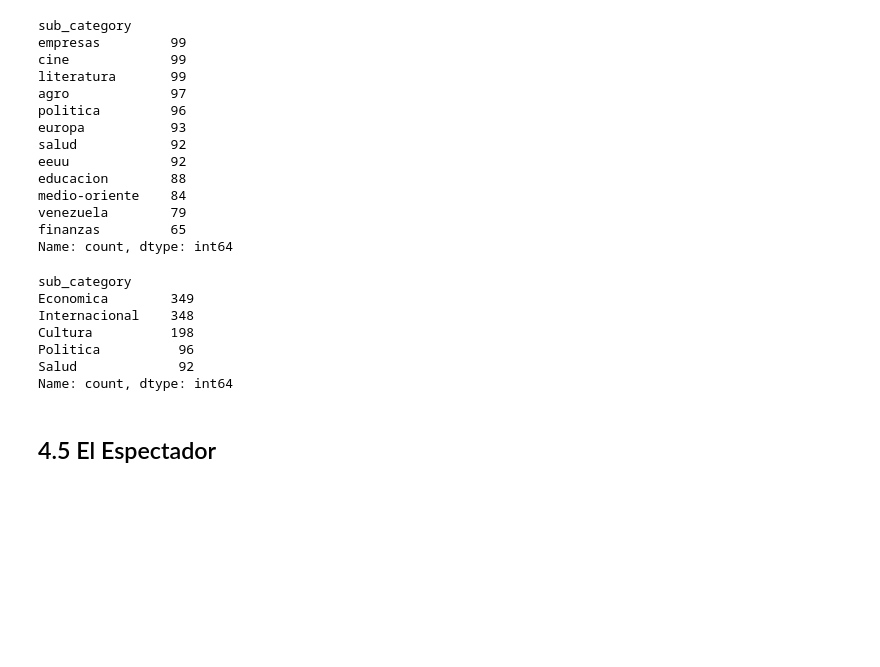
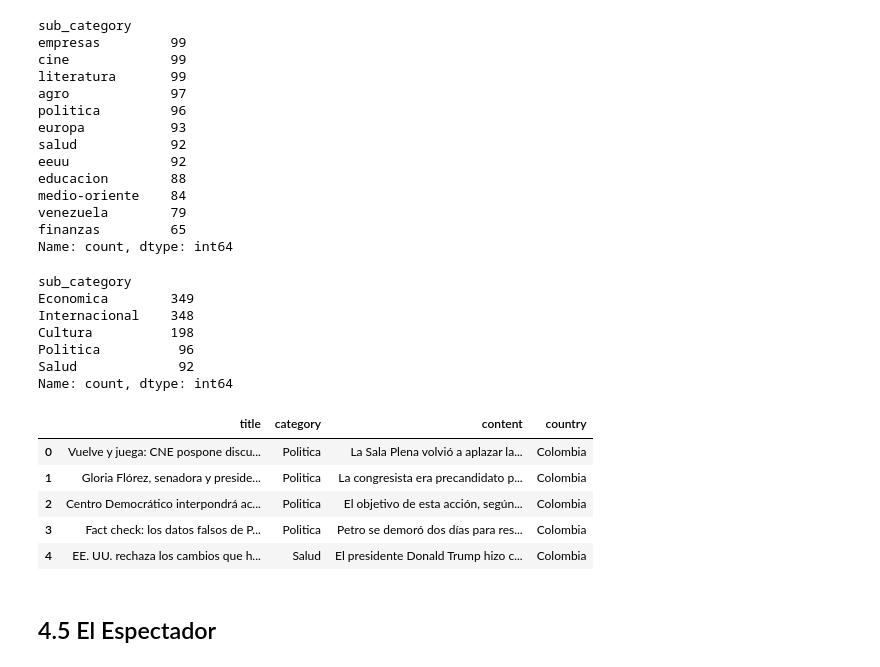
Before and after one commit to BlueAutomata/tesis-optimizacion-de-modelos-de-question-answering, a Jupyter notebook: src/notebooks/02_1_data_preprocessing.ipynb, the cells around one changed output. Cells and saved outputs as stored; diff of their text form; code cells hidden in the pictures; blank space fills up the shorter version.

```diff
--- a/src/notebooks/02_1_data_preprocessing.ipynb
+++ b/src/notebooks/02_1_data_preprocessing.ipynb
@@ -1074,6 +1115,21 @@ Cultura          198
 Politica          96
 Salud             92
 Name: count, dtype: int64
+# %%
+# Replace values in 'category' with those from 'sub_category'
+bronze_df_el_colombiano_standardized["category"] = bronze_df_el_colombiano_standardized["sub_category"]
+
+# Drop the 'sub_category' column
+bronze_df_el_colombiano_standardized = bronze_df_el_colombiano_standardized.drop(columns=["sub_category"])
+# %%
+bronze_df_el_colombiano_standardized.head()
+# %% [output]
+|  | title | category | content | country |
+| 0 | Vuelve y juega: CNE pospone discu... | Politica | La Sala Plena volvió a aplazar la... | Colombia |
+| 1 | Gloria Flórez, senadora y preside... | Politica | La congresista era precandidato p... | Colombia |
+| 2 | Centro Democrático interpondrá ac... | Politica | El objetivo de esta acción, según... | Colombia |
+| 3 | Fact check: los datos falsos de P... | Politica | Petro se demoró dos días para res... | Colombia |
+| 4 | EE. UU. rechaza los cambios que h... | Salud | El presidente Donald Trump hizo c... | Colombia |
 # %% [markdown]
 ## 4.5 El Espectador
 # %%
```
Also changed, not shown: parts of 41 cells of this notebook, 14 other files.
